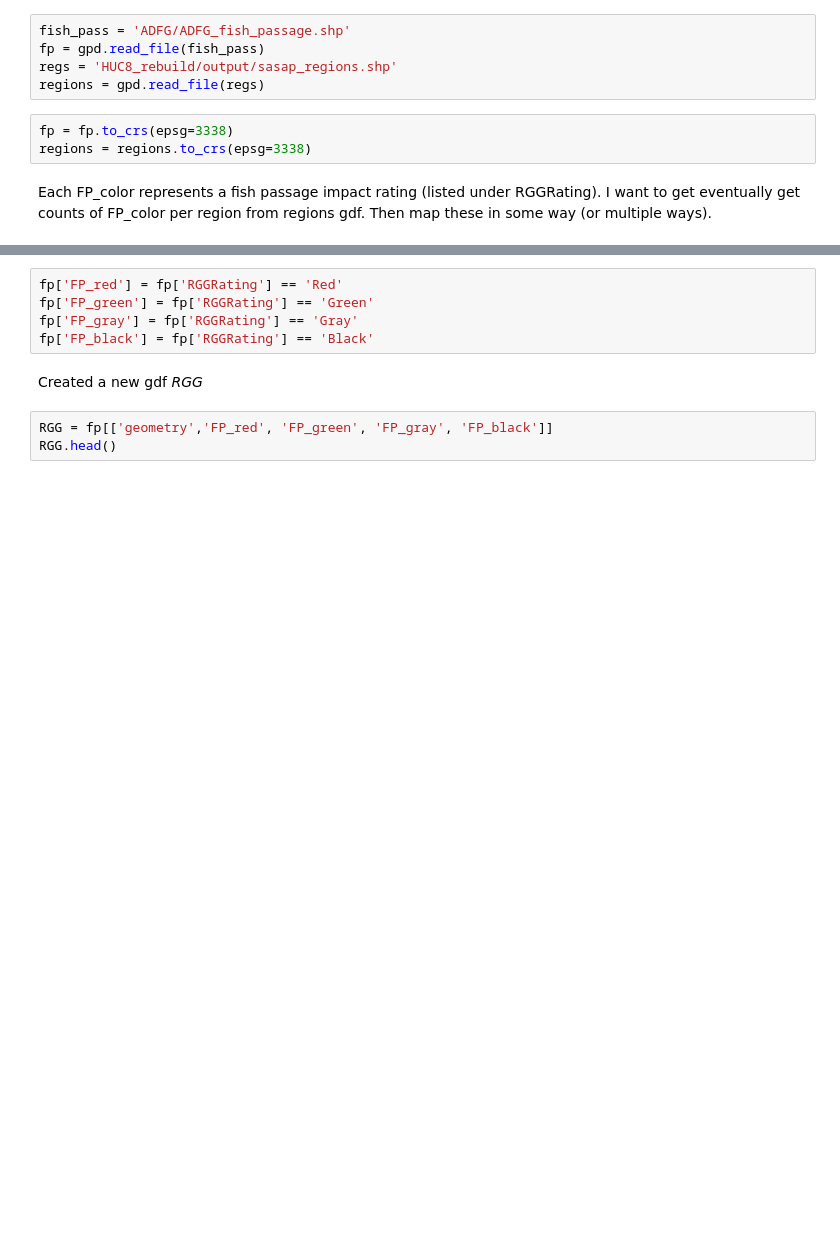
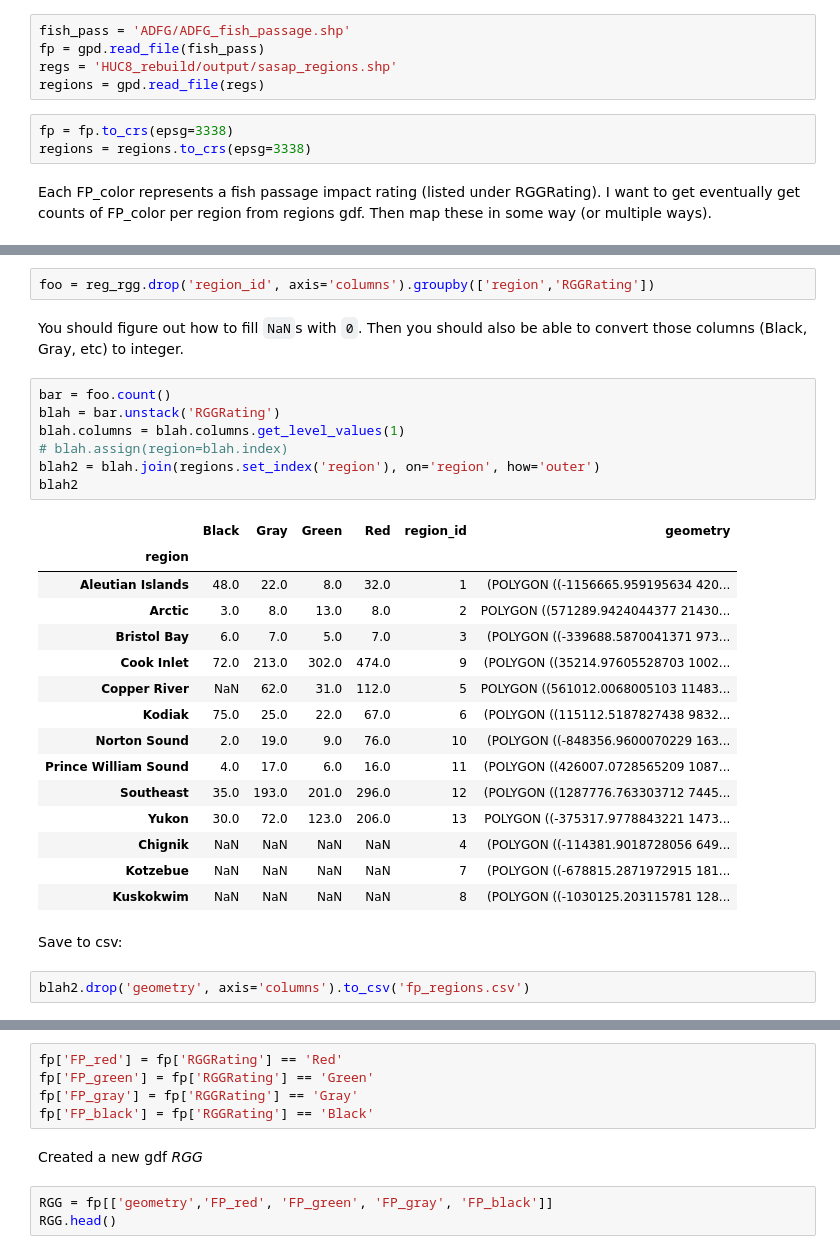
Before and after one commit to mariejohnson/spatial_analysis, a Jupyter notebook: RGG.ipynb, the cells around one changed output, grey strips where cells are left out. Cells and saved outputs as stored; diff of their text form; blank space fills up the shorter version.

```diff
--- a/RGG.ipynb
+++ b/RGG.ipynb
@@ -19,0 +61,31 @@ Each FP_color represents a fish passage impact rating (listed under RGGRating).
+# %%
+foo = reg_rgg.drop('region_id', axis='columns').groupby(['region','RGGRating'])
+# %% [markdown]
+You should figure out how to fill `NaN`s with `0`. Then you should also be able to convert those columns (Black, Gray, etc) to integer.
+# %%
+bar = foo.count()
+blah = bar.unstack('RGGRating')
+blah.columns = blah.columns.get_level_values(1)
+# blah.assign(region=blah.index)
+blah2 = blah.join(regions.set_index('region'), on='region', how='outer')
+blah2
+# %% [output]
+|  | Black | Gray | Green | Red | region_id | geometry |
+| region |  |  |  |  |  |  |
+| Aleutian Islands | 48.0 | 22.0 | 8.0 | 32.0 | 1 | (POLYGON ((-1156665.959195634 420... |
+| Arctic | 3.0 | 8.0 | 13.0 | 8.0 | 2 | POLYGON ((571289.9424044377 21430... |
+| Bristol Bay | 6.0 | 7.0 | 5.0 | 7.0 | 3 | (POLYGON ((-339688.5870041371 973... |
+| Cook Inlet | 72.0 | 213.0 | 302.0 | 474.0 | 9 | (POLYGON ((35214.97605528703 1002... |
+| Copper River | NaN | 62.0 | 31.0 | 112.0 | 5 | POLYGON ((561012.0068005103 11483... |
+| Kodiak | 75.0 | 25.0 | 22.0 | 67.0 | 6 | (POLYGON ((115112.5187827438 9832... |
+| Norton Sound | 2.0 | 19.0 | 9.0 | 76.0 | 10 | (POLYGON ((-848356.9600070229 163... |
+| Prince William Sound | 4.0 | 17.0 | 6.0 | 16.0 | 11 | (POLYGON ((426007.0728565209 1087... |
+| Southeast | 35.0 | 193.0 | 201.0 | 296.0 | 12 | (POLYGON ((1287776.763303712 7445... |
+| Yukon | 30.0 | 72.0 | 123.0 | 206.0 | 13 | POLYGON ((-375317.9778843221 1473... |
+| Chignik | NaN | NaN | NaN | NaN | 4 | (POLYGON ((-114381.9018728056 649... |
+| Kotzebue | NaN | NaN | NaN | NaN | 7 | (POLYGON ((-678815.2871972915 181... |
+| Kuskokwim | NaN | NaN | NaN | NaN | 8 | (POLYGON ((-1030125.203115781 128... |
+# %% [markdown]
+Save to csv:
+# %%
+blah2.drop('geometry', axis='columns').to_csv('fp_regions.csv')
```
Also changed, not shown: parts of 11 cells of this notebook.
